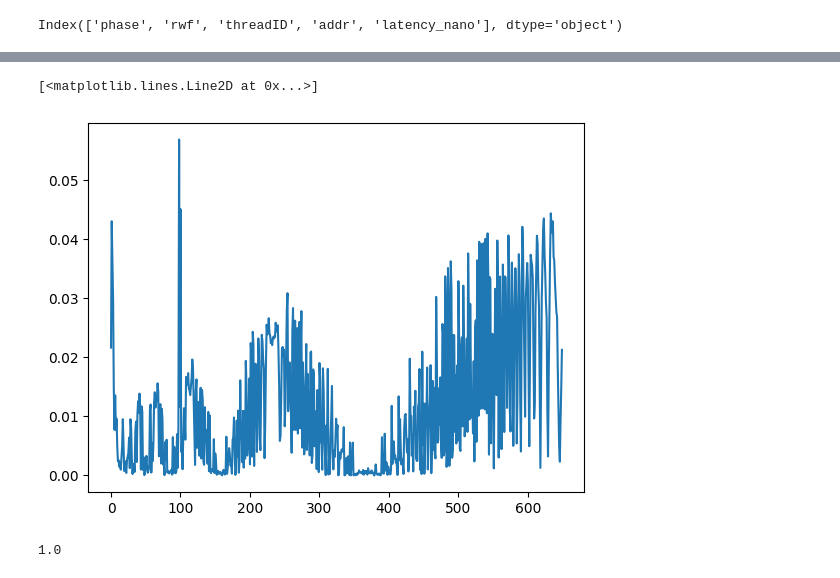
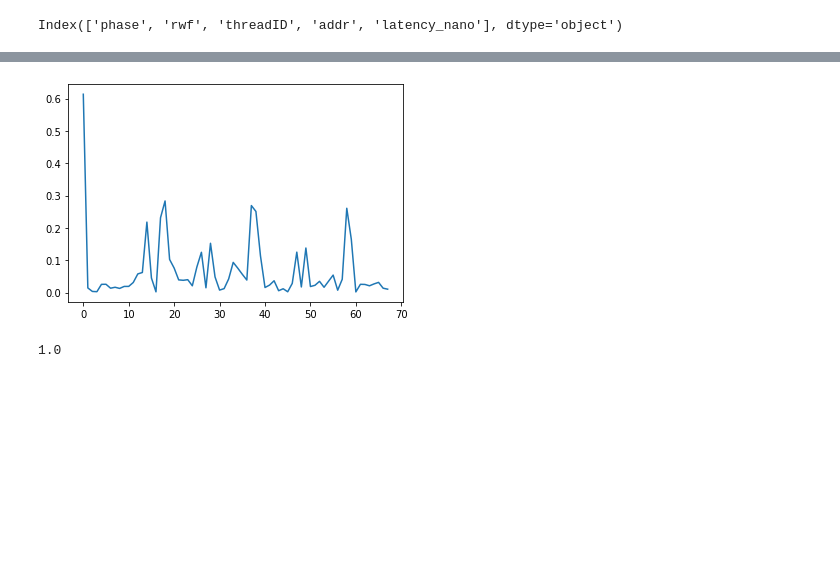
Before and after one commit to plavin/multifidelity, a Jupyter notebook: ParrotDataBig.ipynb, the cells around one changed output, grey strips where cells are left out. Saved outputs shown, nothing was run; the diff lists cells and outputs as text; code cells hidden in the pictures; blank space fills up the shorter version.

Commit message:
new data handling

```diff
--- a/ParrotDataBig.ipynb
+++ b/ParrotDataBig.ipynb
@@ -19,7 +19,7 @@ from scipy import stats
 import pprint
 from functools import total_ordering
 # %%
-DATA_DIR = 'parrot-traces-polysmall'
+DATA_DIR = 'parrot-traces/medium-100ms/'
 # %%
 FILES    = [p.absolute() for p in pathlib.Path(DATA_DIR).iterdir()]
 
@@ -28,8 +28,18 @@ class trace:
     def __init__(self, path):
         self.path = path
         self.name = path.stem.split('_')[2]
-    def load(self):
+        self.data = None
+    def _load(self):
         return pd.read_csv(self.path, delim_whitespace=True)
+    def load(self, persist=False):
+        if self.data is not None:
+            return self.data
+        if persist:
+            self.data = self._load()
+            return self.data
+        return self._load()
+    def unload(self):
+        self.data = None
     def loadLat(self):
         return np.array(pd.read_csv(self.path, delim_whitespace=True)['latency_nano'])
     def __repr__(self):
@@ -40,6 +50,12 @@ class trace:
         return (self.name == obj.name)
 
 TRACES  = sorted([trace(f) for f in FILES])
+
+def loadAll():
+    [t.load(persist=True) for t in TRACES]
+
+def unloadAll():
+    [t.unload() for t in TRACES]
 # %%
 print('Directory:'.ljust(10), DATA_DIR)
 print('Files:'.ljust(10), *TRACES)
@@ -135,12 +151,12 @@ Per-interval
 # %%
 def abspctchange(old, new):
     return np.abs((old - new) / old)
 pc = [abspctchange(peri[i], peri[i+1]) for i in range(len(peri)-1)]
 #print(np.array(pc) < 0.05)
-#plt.plot(pc[10:])
+plt.plot(pc)
+plt.show()
 # %% [output]
-[<matplotlib.lines.Line2D at 0x...>]
-[figure, old version]
+[figure, new version]
 # %%
 # %% [output]
 1.0
```
Also changed, not shown: parts of 11 cells of this notebook.
